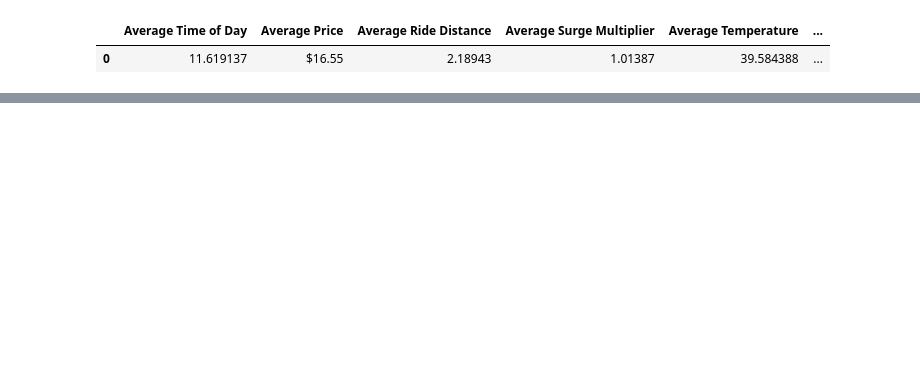
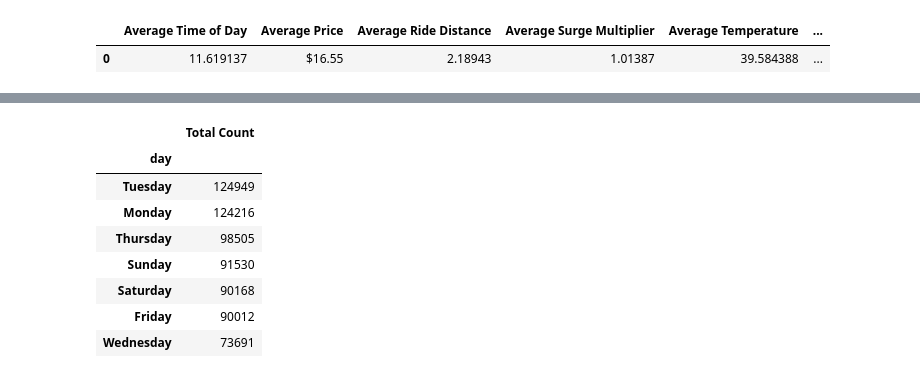
Before and after one commit to jillpeloquin13/UberProject, a Jupyter notebook: uber_data.ipynb, the cells around one changed output, grey strips where cells are left out. Cells and saved outputs as stored; diff of their text form; code cells hidden in the pictures; blank space fills up the shorter version.

```diff
--- a/uber_data.ipynb
+++ b/uber_data.ipynb
@@ -192,0 +261,29 @@ Summary_table_Sort_df
+# %%
+
+# Creating a group based off of the bins
+Day_group_df = clean_ride_data.groupby("day")
+
+# Find how many rows fall into each bin
+Total_rides_by_day = (Day_group_df["source"].count())
+
+
+Total_rides_day = {
+                         "Total Count": Total_rides_by_day,
+
+                      }
+
+Total_rides_day_df= pd.DataFrame(Total_rides_day )
+
+Total_rides_day_df = Total_rides_day_df.sort_values("Total Count", ascending=False)
+
+Total_rides_day_df
+# %% [output]
+|  | Total Count |
+| day |  |
+| Tuesday | 124949 |
+| Monday | 124216 |
+| Thursday | 98505 |
+| Sunday | 91530 |
+| Saturday | 90168 |
+| Friday | 90012 |
+| Wednesday | 73691 |
```
Also changed, not shown: parts of 9 cells of this notebook.
